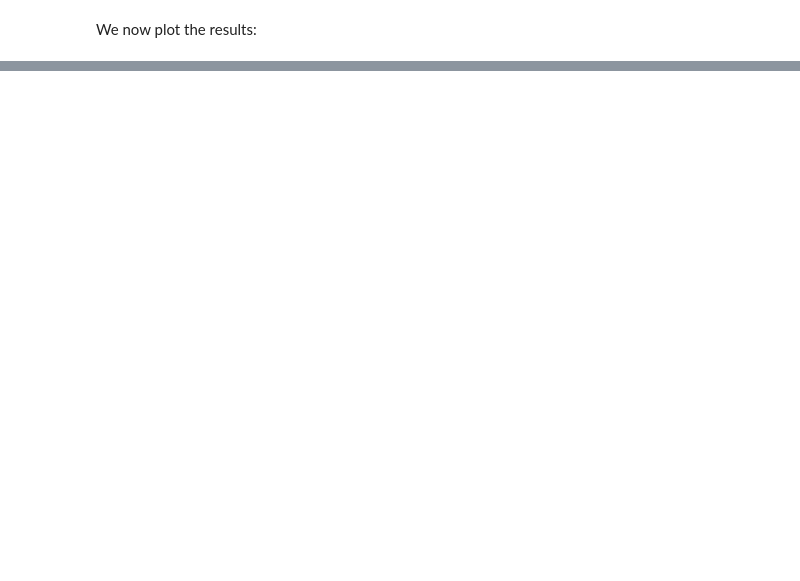
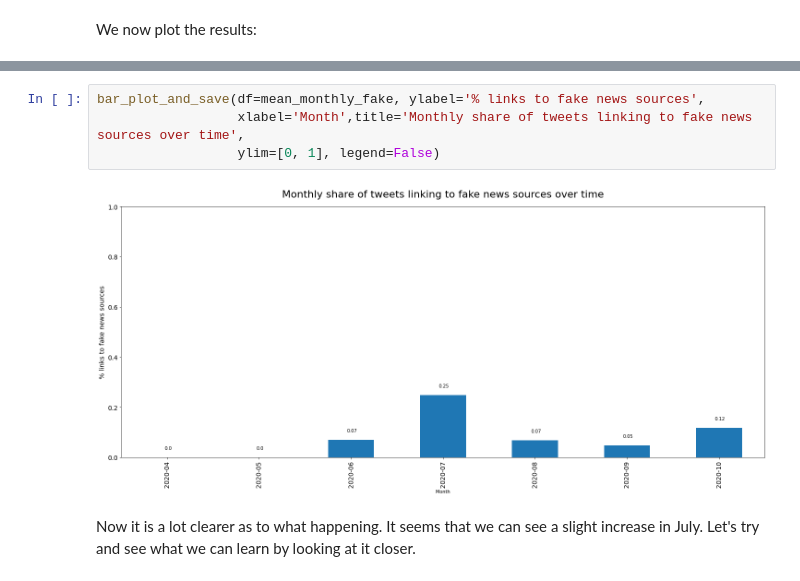
Before and after one commit to worldbank/TwitterEconomicMonitoring, a Jupyter notebook: notebooks/5-misinformation-analysis.ipynb, the cells around one changed output, grey strips where cells are left out. Drawn from its saved outputs; the diff is of its cells as text; blank space fills up the shorter version.

```diff
--- a/notebooks/5-misinformation-analysis.ipynb
+++ b/notebooks/5-misinformation-analysis.ipynb
@@ -222,0 +238,10 @@ We now look at the daily share of tweets linking to fake news sources. **[Run ce
+# %%
+bar_plot_and_save(df=mean_monthly_fake, ylabel='% links to fake news sources',
+                  xlabel='Month',title='Monthly share of tweets linking to fake news sources over time',
+                  ylim=[0, 1], legend=False)
+# %% [output]
+[figure, added]
+# %% [markdown]
+Now it is a lot clearer as to what happening.
+It seems that we can see a slight increase in July.
+Let's try and see what we can learn by looking at it closer.
```
Also changed, not shown: parts of 20 cells of this notebook, 4 other files.
